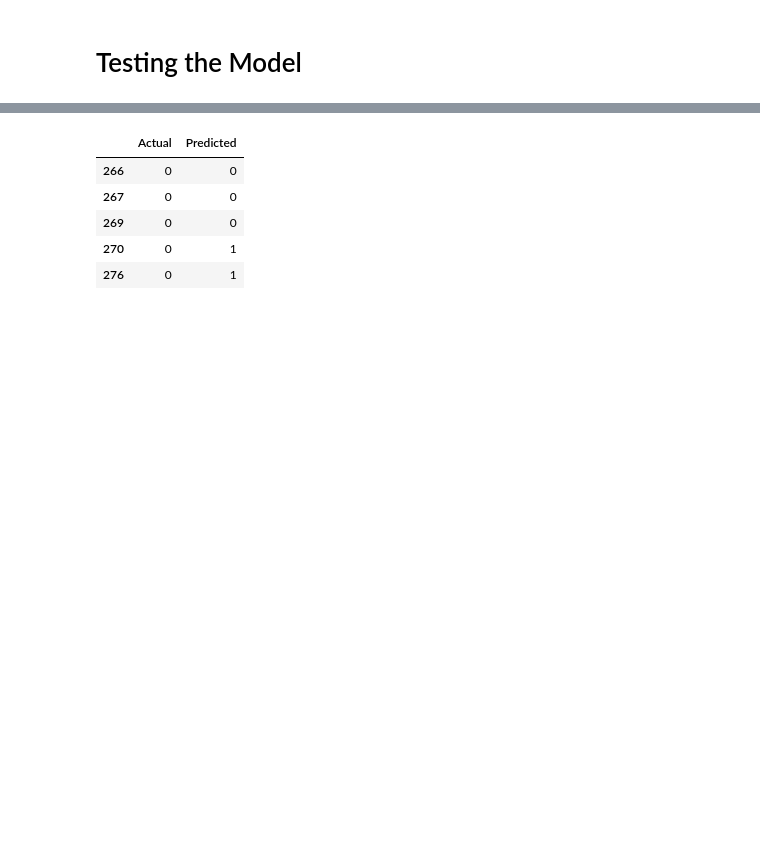
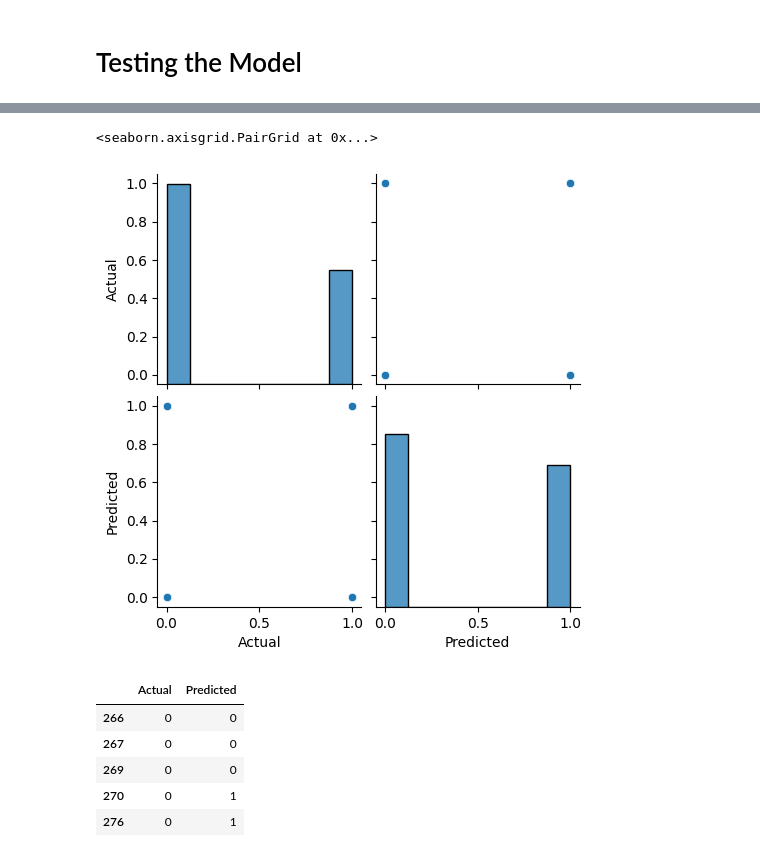
Before and after one commit to soham534/K-NearestNeighbour, a Jupyter notebook: KNNBy_SohamBundela.ipynb, the cells around one changed output, grey strips where cells are left out. Drawn from its saved outputs; the diff is of its cells as text; code cells hidden in the pictures; blank space fills up the shorter version.

```diff
--- a/KNNBy_SohamBundela.ipynb
+++ b/KNNBy_SohamBundela.ipynb
@@ -189,3 +197,8 @@ newdf = pd.DataFrame({'Actual':y_test,'Predicted':y_knn_pred})
+# %%
+sns.pairplot(newdf)
+# %% [output]
+<seaborn.axisgrid.PairGrid at 0x...>
+[figure, added]
 # %%
 newdf.head()
 # %% [output]
```
Also changed, not shown: parts of 2 cells of this notebook.
